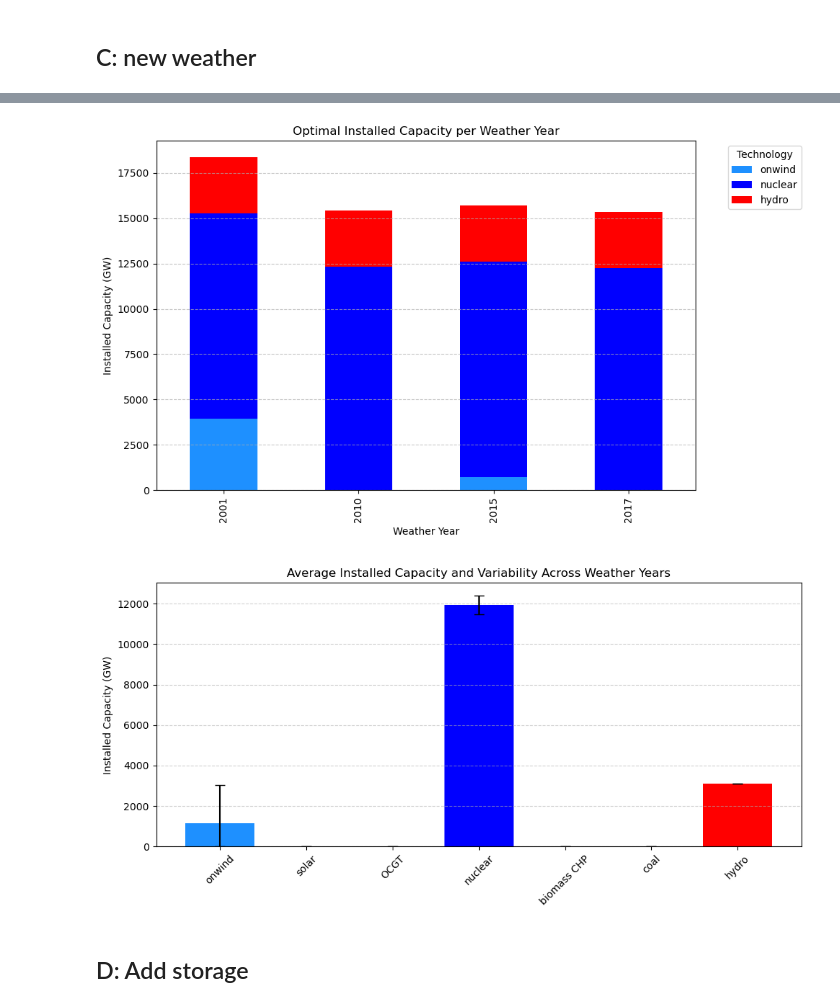
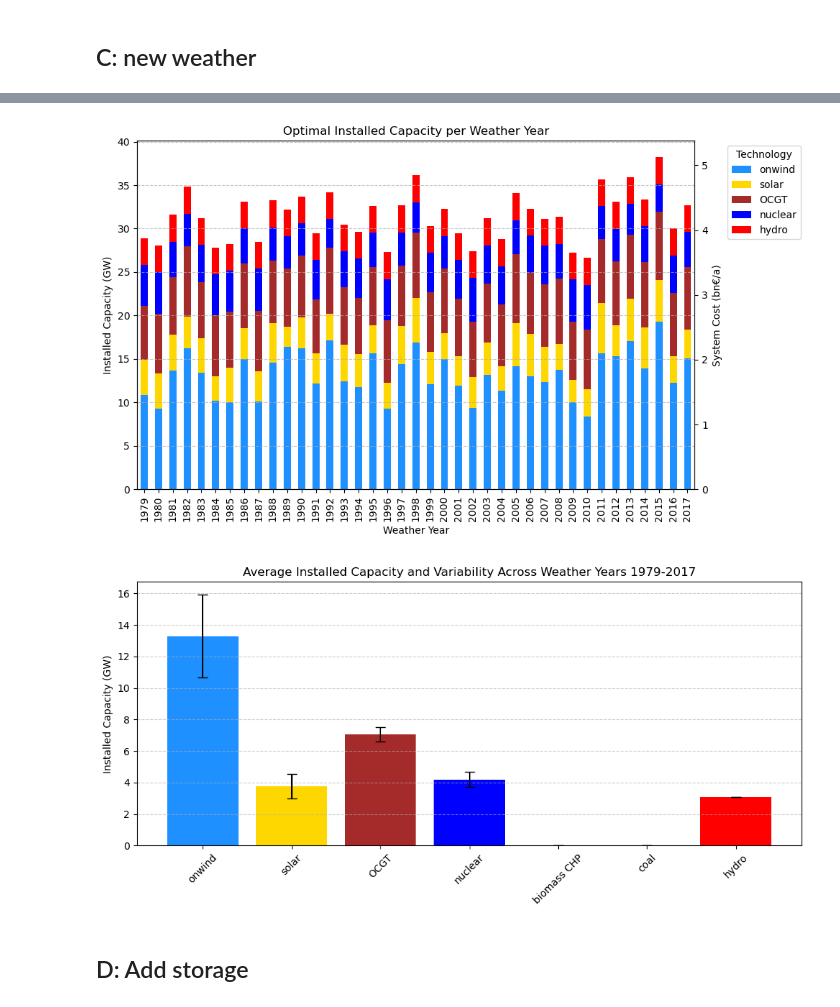
Before and after one commit to NicolineSimoneDTU/Integrated_Project, a Jupyter notebook: project.ipynb, the cells around one changed output, grey strips where cells are left out. Saved outputs shown, nothing was run; the diff lists cells and outputs as text; code cells hidden in the pictures.

```diff
--- a/project.ipynb
+++ b/project.ipynb
@@ -385,16 +367,19 @@ plt.show()
 # %% [markdown]
 ## C: new weather
 # %%
-weather_years = np.arange(1979, 2019)
+weather_years = np.arange(1979, 2018)
 
 sensitivity_cost = {}
 sensitivity_capacity = {}
 sensitivity_production = {}
 
+# Reset CO2 limit
+network.global_constraints.loc["CO2Limit", "constant"] = 6.23 * 1e6 # MtCO2/a
+
 for year in weather_years:
     onshore = onshore_all[country].loc[onshore_all.index.year == year]
     solar = solar_all[country].loc[solar_all.index.year == year]
-    hydro = hydro_extended.loc[hydro_extended.index.year == year]
+    hydro = hydro_extended.loc[hydro_extended.index.year == year][:8760]
 
     # Update model
     network.generators_t["p_max_pu"] = network.generators_t["p_max_pu"].assign(
@@ -409,5 +394,5 @@ for year in weather_years:
     sensitivity_production[year] = network.generators_t.p.copy()
 
 sens_cost = pd.DataFrame(sensitivity_cost).T.div(1e3)  # billion Euro/a
-sens_cap = pd.DataFrame(sensitivity_capacity).T
+sens_cap = pd.DataFrame(sensitivity_capacity).T.div(1e3) # GW
 # %% [output]
@@ -447,33 +430,43 @@ plt.show()
 # %%
 # Capacity plot MANGLER SYSTEM COST!
+
 
 color=sens_cost.columns.map(network.carriers.color)
 # Clean sens_cap: remove columns with very small capacity
 sens_cap_clean = sens_cap.loc[:, sens_cap.max() > 0.1]
 
 # Only plot the carriers present in sens_cap
 present_carriers = sens_cap_clean.columns
 
 # Map the correct colors from network.carriers.color
 plot_colors = present_carriers.map(network.carriers.color)
 
-# Now plot
-sens_cap_clean.plot(
+fig, ax = plt.subplots(figsize=(10, 6))
+
+# Plot the stacked bar chart with twin axes
+ax = sens_cap_clean.plot(
     kind="bar",
     stacked=True,
     figsize=(10, 6),
-    color=plot_colors
+    color=plot_colors,
+    ax=ax
 )
+ax.set_title("Optimal Installed Capacity per Weather Year")
+ax.set_xlabel("Weather Year")
+ax.set_ylabel("Installed Capacity (GW)")
+ax.legend(title="Technology", bbox_to_anchor=(1.05, 1), loc='upper left')
+ax.grid(axis="y", linestyle="--", alpha=0.7)
 
-plt.title("Optimal Installed Capacity per Weather Year")
-plt.xlabel("Weather Year")
-plt.ylabel("Installed Capacity (GW)")  # Notice: now it's GW because you divide by 1e3
-plt.legend(title="Technology", bbox_to_anchor=(1.05, 1), loc='upper left')
-plt.grid(axis="y", linestyle="--", alpha=0.7)
+ax1 = ax.twinx()
+ax1.set_ylabel("System Cost (bn€/a)")
+ax1.set_ylim(0, sens_cost.max().max() * 1.2)  # Adjust y-axis limits as needed
+ax1.plot(sens_cost.index, sens_cost.sum(axis=1), color="black", marker="o", label="System Cost")
+
+
 plt.tight_layout()
 plt.show()
 # %% [output]
-[figure, old version]
+[figure, new version]
 # %%
 #Variability plot
 
@@ -481,23 +474,19 @@ plt.show()
 mean_cap = sens_cap.mean(axis=0)
 std_cap = sens_cap.std(axis=0)
 
-
-# Clip lower bound of error bars to zero
-lower_error = np.minimum(mean_cap.values, std_cap.values)
-
 plt.figure(figsize=(10, 5))
 plt.bar(mean_cap.index, mean_cap.values,
-        yerr=[lower_error, std_cap.values],
+        yerr=[std_cap.values, std_cap.values],
         capsize=5,
         color=mean_cap.index.map(network.carriers.color))
 plt.ylabel("Installed Capacity (GW)")
-plt.title("Average Installed Capacity and Variability Across Weather Years")
+plt.title("Average Installed Capacity and Variability Across Weather Years 1979-2017")
 plt.xticks(rotation=45)
 plt.grid(axis='y', linestyle='--', alpha=0.6)
 plt.tight_layout()
 plt.show()
 # %% [output]
-[figure, old version]
+[figure, new version]
 # %% [markdown]
 ## D: Add storage
 # %%
```
Also changed, not shown: parts of 5 cells of this notebook.
